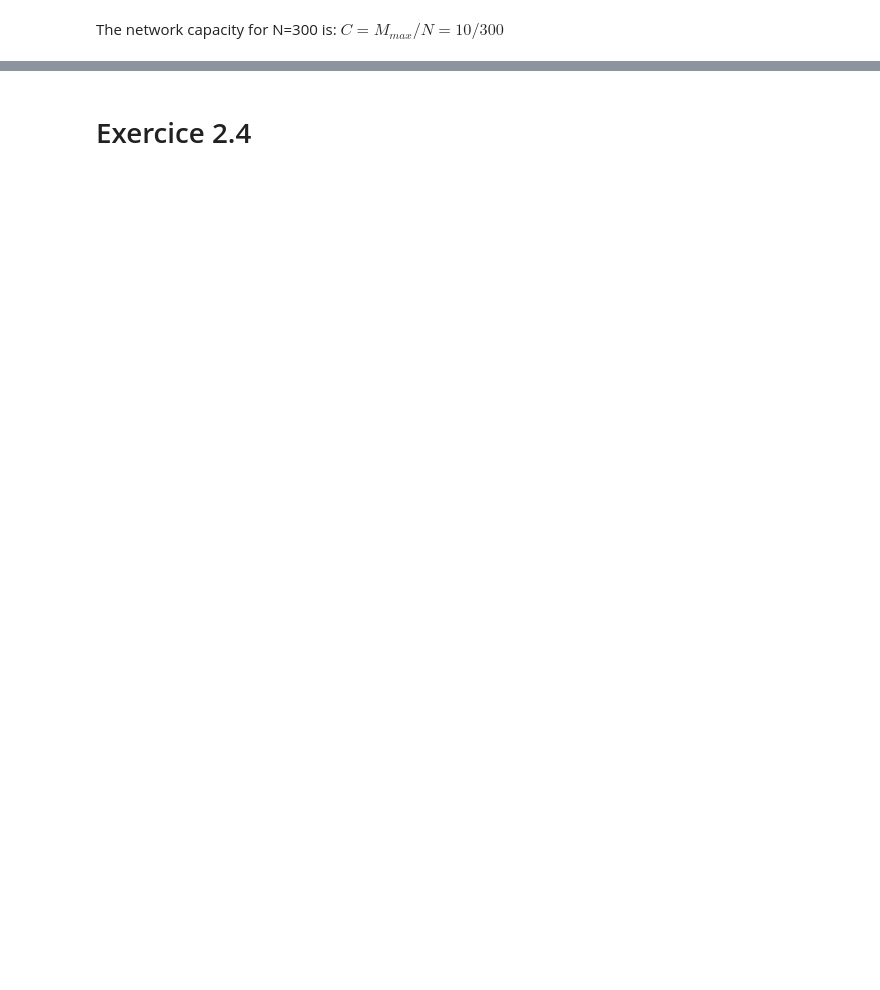
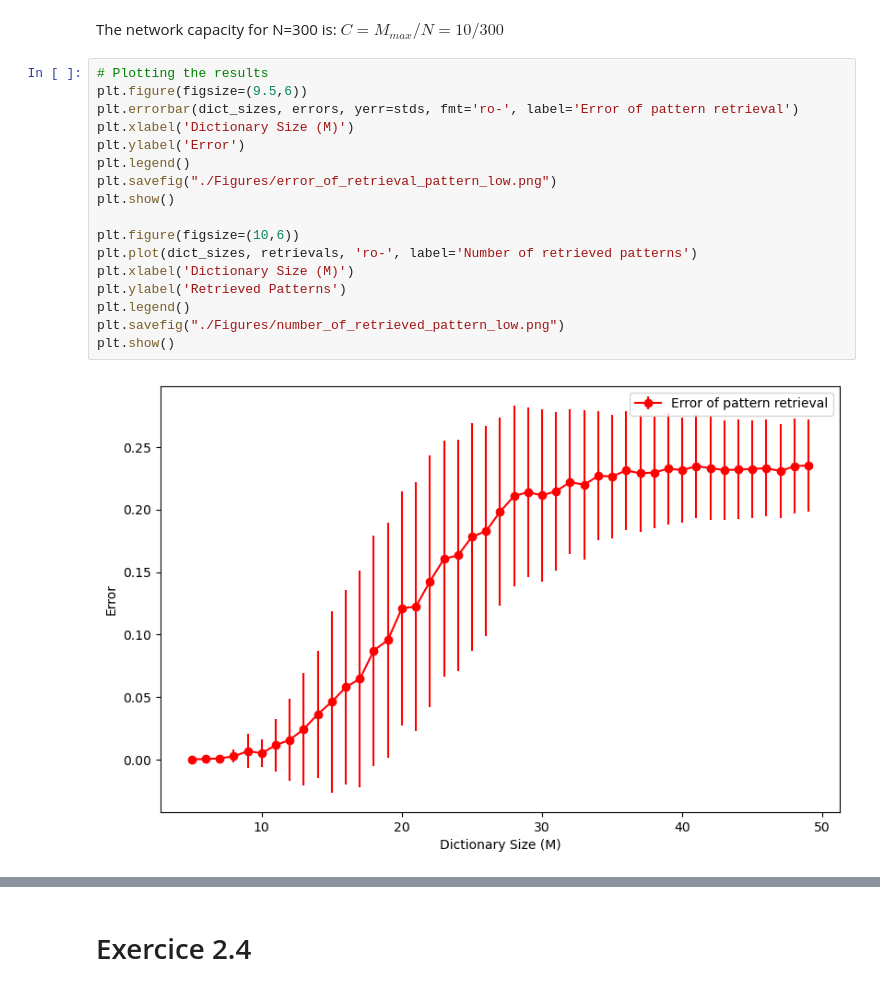
Before and after one commit to AdrienFeillard/CNNN-project, a Jupyter notebook: Exo2.ipynb, the cells around one changed output, grey strips where cells are left out. Cells and saved outputs as stored; diff of their text form; blank space fills up the shorter version.

```diff
--- a/Exo2.ipynb
+++ b/Exo2.ipynb
@@ -113,2 +126,21 @@ plt.show()
 # %% [markdown]
 The network capacity for N=300 is: $C=M_{max}/N=10/300$
+# %%
+# Plotting the results
+plt.figure(figsize=(9.5,6))
+plt.errorbar(dict_sizes, errors, yerr=stds, fmt='ro-', label='Error of pattern retrieval')
+plt.xlabel('Dictionary Size (M)')
+plt.ylabel('Error')
+plt.legend()
+plt.savefig("./Figures/error_of_retrieval_pattern_low.png")
+plt.show()
+
+plt.figure(figsize=(10,6))
+plt.plot(dict_sizes, retrievals, 'ro-', label='Number of retrieved patterns')
+plt.xlabel('Dictionary Size (M)')
+plt.ylabel('Retrieved Patterns')
+plt.legend()
+plt.savefig("./Figures/number_of_retrieved_pattern_low.png")
+plt.show()
+# %% [output]
+[figure, added]
```
Also changed, not shown: parts of 6 cells of this notebook, 11 other files.
